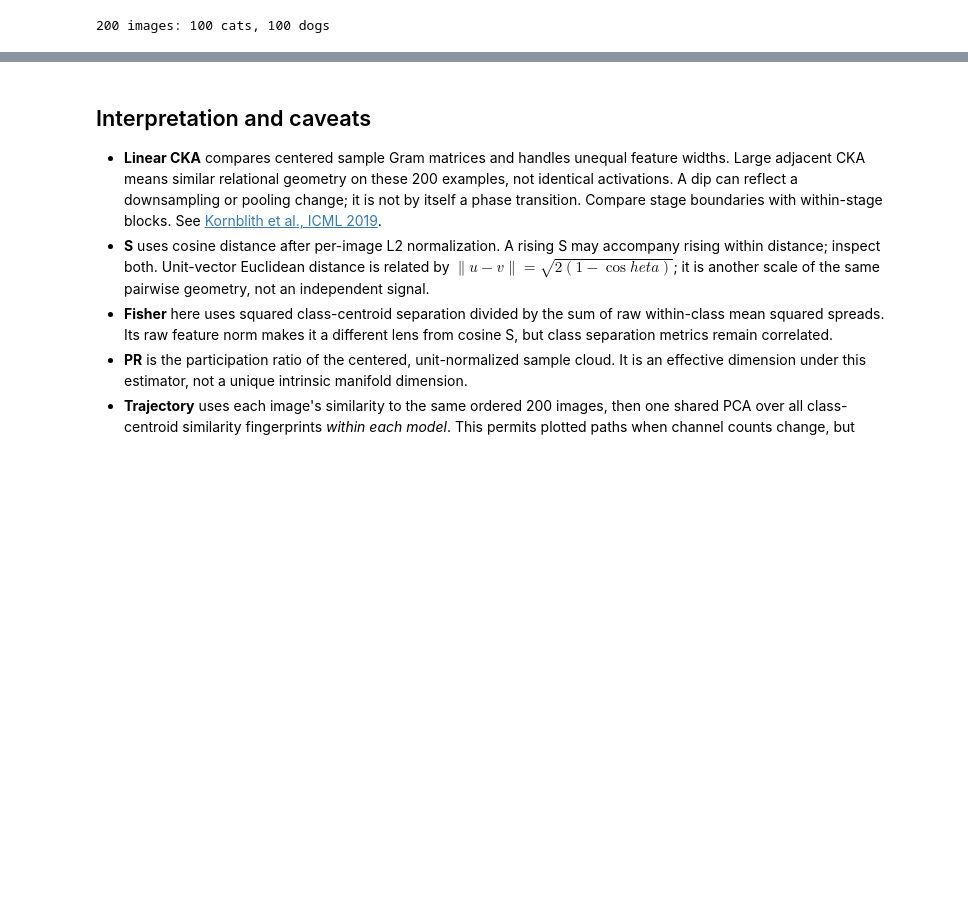
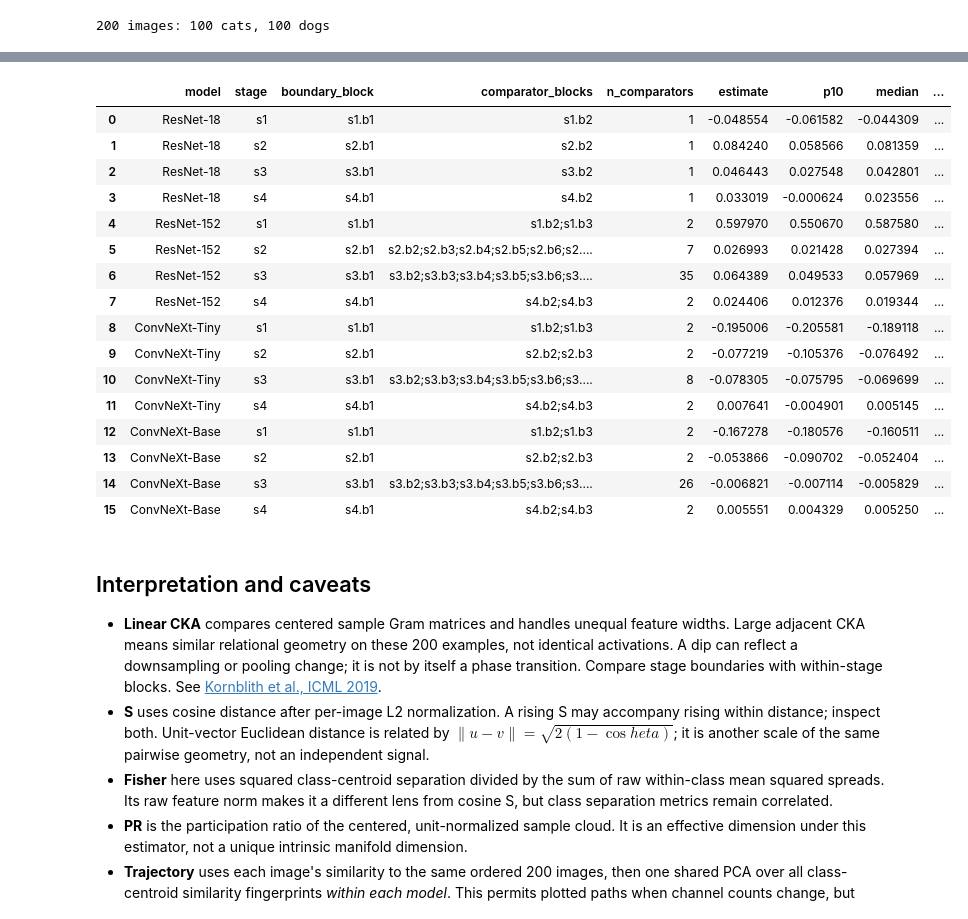
Before and after one commit to Lawson-Dong/representation-alignment-, a Jupyter notebook: experiments/geometric_dynamics/notebooks/Cat_Dog_Block_Geometry_Dynamics_ResNet_ConvNeXt.ipynb, the cells around one changed output, grey strips where cells are left out. Drawn from its saved outputs; the diff is of its cells as text; code cells hidden in the pictures; blank space fills up the shorter version.

Commit message:
Publish executed stratified-bootstrap notebook and per-metric CSV results; defer images

```diff
--- a/experiments/geometric_dynamics/notebooks/Cat_Dog_Block_Geometry_Dynamics_ResNet_ConvNeXt.ipynb
+++ b/experiments/geometric_dynamics/notebooks/Cat_Dog_Block_Geometry_Dynamics_ResNet_ConvNeXt.ipynb
@@ -427,0 +673,12 @@ for name,g in results.groupby('model',sort=False):
+# %%
+# probe sd: one independent figure per architecture.
+results[['model','depth','stage','boundary','probe_sd']].to_csv(RESULT_DIR / 'probe_sd.csv', index=False)
+for name, g in results.groupby('model', sort=False):
+    fig, ax = plt.subplots(figsize=(9, 4), constrained_layout=True)
+    ax.plot(g.depth, g['probe_sd'], '.-', label='Original sample')
+    for depth in g.loc[g.boundary & (g.depth > 0), 'depth']:
+        ax.axvline(depth, color='gray', linestyle=':', alpha=.35)
+    ax.set(title=name + ' — probe sd', xlabel='Observed layer / transition index', ylabel='probe_sd')
+    ax.legend()
+    fig.savefig(RESULT_DIR / (name + '_probe_sd.png'), dpi=160)
+    plt.show()
@@ -427,0 +689,16 @@ for name,g in results.groupby('model',sort=False):
+# %%
+trajectory_rows = []
+for name, coords in trajectories.items():
+    g = results.query('model == @name').sort_values('depth')
+    fig, ax = plt.subplots(figsize=(7, 5), constrained_layout=True)
+    for offset, category in [(0, 'cat'), (1, 'dog')]:
+        xy = coords[offset::2]
+        ax.plot(xy[:, 0], xy[:, 1], '-o', markersize=3, label=category + ' centroid')
+        for j, row in enumerate(g.itertuples()):
+            trajectory_rows.append(dict(model=name, depth=row.depth, stage=row.stage, category=category,
+                                        pca1=xy[j, 0], pca2=xy[j, 1]))
+    ax.set(title=name + ' — similarity-fingerprint trajectory', xlabel='PCA 1', ylabel='PCA 2')
+    ax.legend()
+    fig.savefig(RESULT_DIR / (name + '_similarity_fingerprint_trajectory.png'), dpi=160)
+    plt.show()
+pd.DataFrame(trajectory_rows).to_csv(RESULT_DIR / 'similarity_fingerprint_trajectory.csv', index=False)
@@ -428,3 +716,35 @@ for name,g in results.groupby('model',sort=False):
+# %%
+dip = bootstrap['boundary_dip']
+display(dip)
+for name, g in dip.groupby('model', sort=False):
+    fig, ax = plt.subplots(figsize=(8, 4), constrained_layout=True)
+    y = np.arange(len(g))
+    ax.hlines(y, g.p10, g.p90, linewidth=3, label='Bootstrap p10–p90 (80%)')
+    ax.scatter(g.estimate, y, label='Original Δ', zorder=3)
+    ax.axvline(0, color='gray', linestyle=':')
+    ax.set_yticks(y, g.stage)
+    ax.set(title=name + ' — within-stage dip', xlabel='Median later-block CKA − first-block CKA')
+    ax.legend()
+    fig.savefig(RESULT_DIR / (name + '_boundary_dip.png'), dpi=160)
+    plt.show()
+# %% [output]
+|  | model | stage | boundary_block | comparator_blocks | n_comparators | estimate | p10 | median | ... |
+| 0 | ResNet-18 | s1 | s1.b1 | s1.b2 | 1 | -0.048554 | -0.061582 | -0.044309 | ... |
+| 1 | ResNet-18 | s2 | s2.b1 | s2.b2 | 1 | 0.084240 | 0.058566 | 0.081359 | ... |
+| 2 | ResNet-18 | s3 | s3.b1 | s3.b2 | 1 | 0.046443 | 0.027548 | 0.042801 | ... |
+| 3 | ResNet-18 | s4 | s4.b1 | s4.b2 | 1 | 0.033019 | -0.000624 | 0.023556 | ... |
+| 4 | ResNet-152 | s1 | s1.b1 | s1.b2;s1.b3 | 2 | 0.597970 | 0.550670 | 0.587580 | ... |
+| 5 | ResNet-152 | s2 | s2.b1 | s2.b2;s2.b3;s2.b4;s2.b5;s2.b6;s2.... | 7 | 0.026993 | 0.021428 | 0.027394 | ... |
+| 6 | ResNet-152 | s3 | s3.b1 | s3.b2;s3.b3;s3.b4;s3.b5;s3.b6;s3.... | 35 | 0.064389 | 0.049533 | 0.057969 | ... |
+| 7 | ResNet-152 | s4 | s4.b1 | s4.b2;s4.b3 | 2 | 0.024406 | 0.012376 | 0.019344 | ... |
+| 8 | ConvNeXt-Tiny | s1 | s1.b1 | s1.b2;s1.b3 | 2 | -0.195006 | -0.205581 | -0.189118 | ... |
+| 9 | ConvNeXt-Tiny | s2 | s2.b1 | s2.b2;s2.b3 | 2 | -0.077219 | -0.105376 | -0.076492 | ... |
+| 10 | ConvNeXt-Tiny | s3 | s3.b1 | s3.b2;s3.b3;s3.b4;s3.b5;s3.b6;s3.... | 8 | -0.078305 | -0.075795 | -0.069699 | ... |
+| 11 | ConvNeXt-Tiny | s4 | s4.b1 | s4.b2;s4.b3 | 2 | 0.007641 | -0.004901 | 0.005145 | ... |
+| 12 | ConvNeXt-Base | s1 | s1.b1 | s1.b2;s1.b3 | 2 | -0.167278 | -0.180576 | -0.160511 | ... |
+| 13 | ConvNeXt-Base | s2 | s2.b1 | s2.b2;s2.b3 | 2 | -0.053866 | -0.090702 | -0.052404 | ... |
+| 14 | ConvNeXt-Base | s3 | s3.b1 | s3.b2;s3.b3;s3.b4;s3.b5;s3.b6;s3.... | 26 | -0.006821 | -0.007114 | -0.005829 | ... |
+| 15 | ConvNeXt-Base | s4 | s4.b1 | s4.b2;s4.b3 | 2 | 0.005551 | 0.004329 | 0.005250 | ... |
 # %% [markdown]
 ## Interpretation and caveats
 
```
Also changed, not shown: parts of 48 cells of this notebook, 32 other files.
